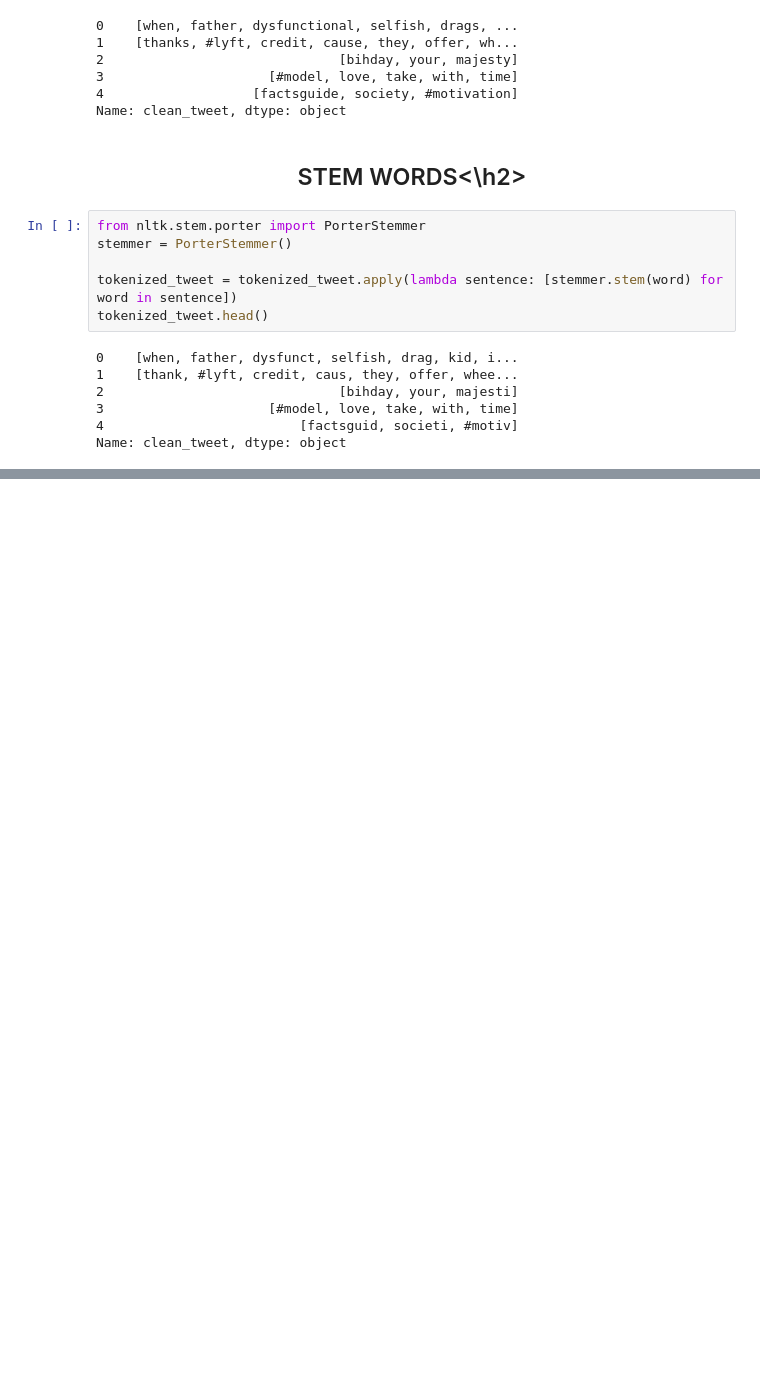
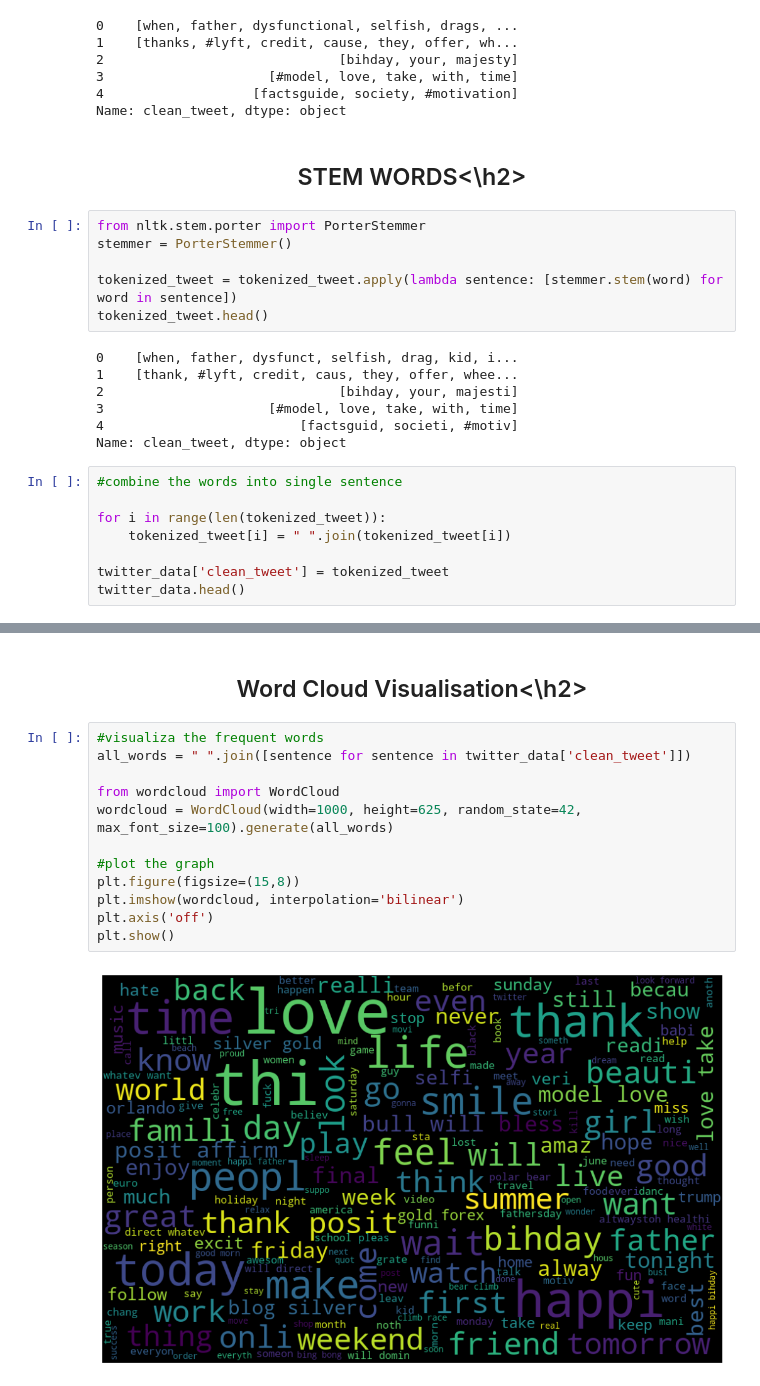
Before and after one commit to mkswagger/twitter_sentiment_analysis, a Jupyter notebook: analysis.ipynb, the cells around one changed output, grey strips where cells are left out. Drawn from its saved outputs; the diff is of its cells as text; blank space fills up the shorter version.

```diff
--- a/analysis.ipynb
+++ b/analysis.ipynb
@@ -139,3 +139,11 @@ tokenized_tweet.head()
 3                     [#model, love, take, with, time]
 4                         [factsguid, societi, #motiv]
 Name: clean_tweet, dtype: object
+# %%
+#combine the words into single sentence
+
+for i in range(len(tokenized_tweet)):
+    tokenized_tweet[i] = " ".join(tokenized_tweet[i])
+
+twitter_data['clean_tweet'] = tokenized_tweet
+twitter_data.head()
@@ -141,0 +175,16 @@ Name: clean_tweet, dtype: object
+# %% [markdown]
+<h2 align="center">Word Cloud Visualisation<\h2>
+# %%
+#visualiza the frequent words
+all_words = " ".join([sentence for sentence in twitter_data['clean_tweet']])
+
+from wordcloud import WordCloud
+wordcloud = WordCloud(width=1000, height=625, random_state=42, max_font_size=100).generate(all_words)
+
+#plot the graph
+plt.figure(figsize=(15,8))
+plt.imshow(wordcloud, interpolation='bilinear')
+plt.axis('off')
+plt.show()
+# %% [output]
+[figure, added]
```
Also changed, not shown: parts of 9 cells of this notebook.
